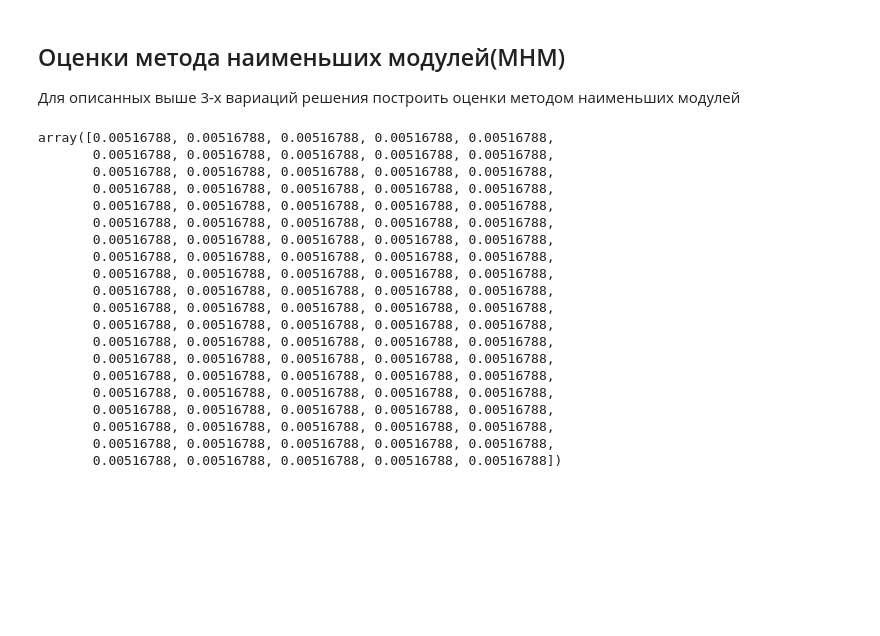
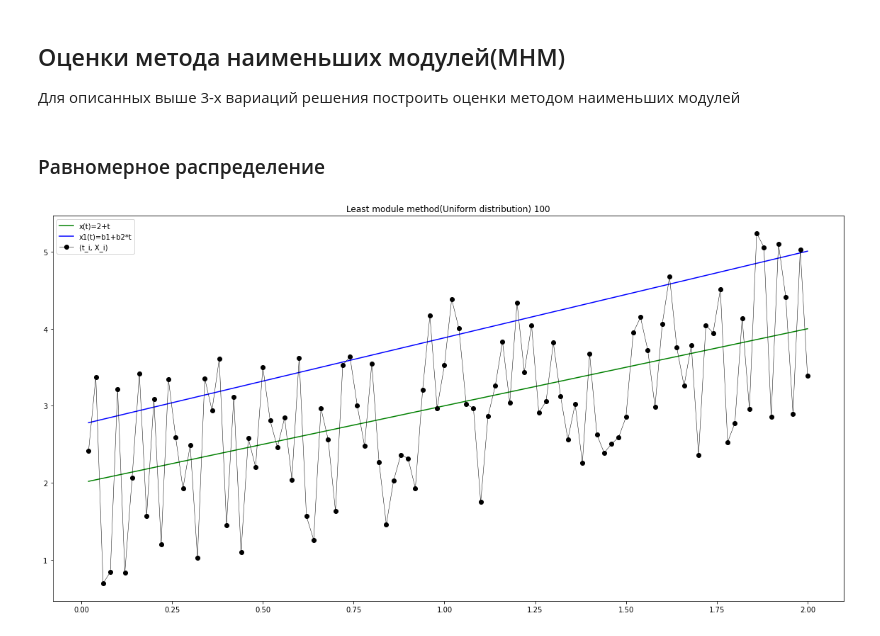
Before and after one commit to rw404/MS, a Jupyter notebook: Distributions.ipynb, the cells around one changed output. Cells and saved outputs as stored; diff of their text form; code cells hidden in the pictures; blank space fills up the shorter version.

Commit message:
lmm&distribs

```diff
--- a/Distributions.ipynb
+++ b/Distributions.ipynb
@@ -1003,41 +1020,28 @@ plt.savefig("./Task_3_1/LSM_lapl_"+str(len(t))+".png")
 
 Для описанных выше 3-х вариаций решения построить оценки методом наименьших модулей
 # %%
-def LMM(n = 100, delta = 0.1, X = X_i(), F = F_construct()):
-    beta1 = 2
-    beta2 = 1
-    beta = np.array([beta1, beta2])
-
+def LMM(n = 100, delta = 0.001, X_func = X_i, F = F_construct()):
+    X = X_func()
     #1st Step
-    minimum = ((X - F.dot(beta))**2).min()
-    b_optim = np.zeros(shape=n)+minimum
+    b_optim = LSE(n=n, X_i=X)
     #2nd Step
-    previous_b = np.zeros(shape=n)
+    previous_b = np.zeros(shape=2)
     while np.linalg.norm(b_optim-previous_b) > delta:
         previous_b = b_optim
         weight = np.abs(X - F.dot(previous_b))
-        b_optim = (((X - F.dot(previous_b))**2)/weight).min()
-    return b_optim
+        b_optim = LSE(n=n, X_i=X_func(n=n, beta_1=previous_b[0], beta_2=previous_b[1], weight=weight))
+    return np.dot(F_construct(), b_optim.T)
-# %%
-LMM()
-# %% [output]
-array([0.00516788, 0.00516788, 0.00516788, 0.00516788, 0.00516788,
-       0.00516788, 0.00516788, 0.00516788, 0.00516788, 0.00516788,
-       0.00516788, 0.00516788, 0.00516788, 0.00516788, 0.00516788,
-       0.00516788, 0.00516788, 0.00516788, 0.00516788, 0.00516788,
-       0.00516788, 0.00516788, 0.00516788, 0.00516788, 0.00516788,
-       0.00516788, 0.00516788, 0.00516788, 0.00516788, 0.00516788,
-       0.00516788, 0.00516788, 0.00516788, 0.00516788, 0.00516788,
-       0.00516788, 0.00516788, 0.00516788, 0.00516788, 0.00516788,
-       0.00516788, 0.00516788, 0.00516788, 0.00516788, 0.00516788,
-       0.00516788, 0.00516788, 0.00516788, 0.00516788, 0.00516788,
-       0.00516788, 0.00516788, 0.00516788, 0.00516788, 0.00516788,
-       0.00516788, 0.00516788, 0.00516788, 0.00516788, 0.00516788,
-       0.00516788, 0.00516788, 0.00516788, 0.00516788, 0.00516788,
-       0.00516788, 0.00516788, 0.00516788, 0.00516788, 0.00516788,
-       0.00516788, 0.00516788, 0.00516788, 0.00516788, 0.00516788,
-       0.00516788, 0.00516788, 0.00516788, 0.00516788, 0.00516788,
-       0.00516788, 0.00516788, 0.00516788, 0.00516788, 0.00516788,
-       0.00516788, 0.00516788, 0.00516788, 0.00516788, 0.00516788,
-       0.00516788, 0.00516788, 0.00516788, 0.00516788, 0.00516788,
-       0.00516788, 0.00516788, 0.00516788, 0.00516788, 0.00516788])
+# %% [markdown]
+### Равномерное распределение
+# %%
+t = t_gen()
+fig, ax = plt.subplots(figsize=(20, 10))
+plt.plot(t, truth(t), color = 'g')
+plt.plot(t, LMM(X_func = X_i), color='b')
+plt.plot(t, X_i(), color='k', marker = 'o', linewidth = 0.5)
+plt.legend(["x(t)=2+t", "x1(t)=b1+b2*t", "(t_i, X_i)"])
+plt.title("Least module method(Uniform distribution) " + str(len(t)))
+
+plt.savefig("./Task_3_2/LMM_unif_"+str(len(t))+".png")
+# %% [output]
+[figure, added]
```
Also changed, not shown: parts of 13 cells of this notebook, 6 other files.
